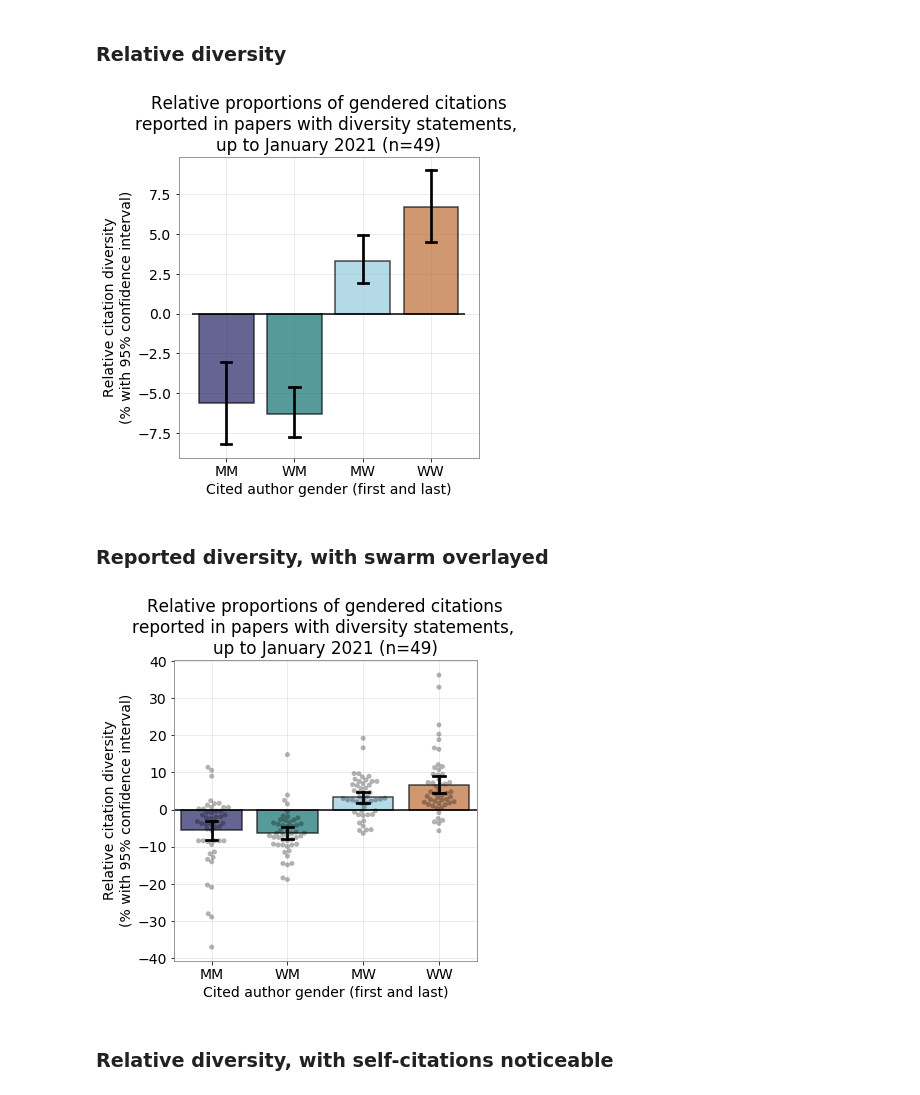
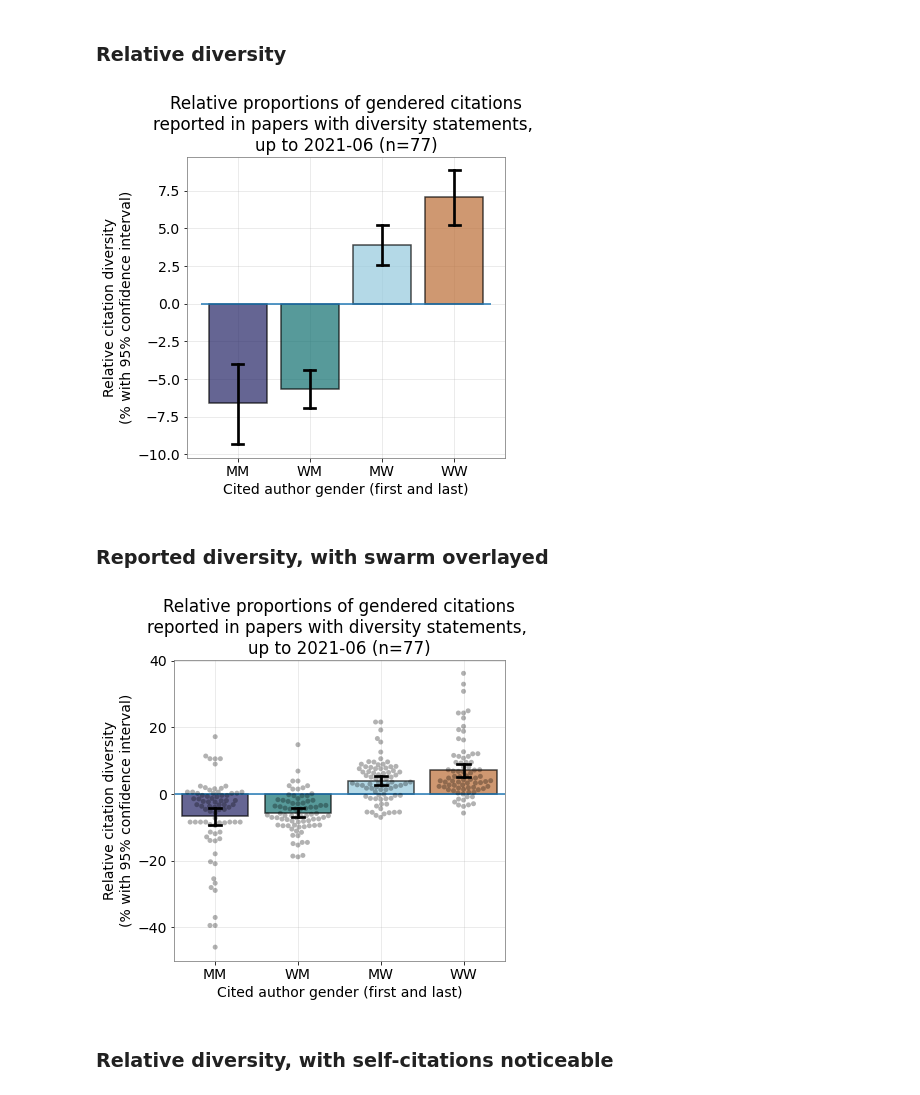
Before and after one commit to koudyk/cleanBibImpact, a Jupyter notebook: src/visualization/visualize_manual_data.ipynb, the cells around one changed output. Drawn from its saved outputs; the diff is of its cells as text; code cells hidden in the pictures.

Commit message:
update code to visualize manual data (closes # 18)

```diff
--- a/src/visualization/visualize_manual_data.ipynb
+++ b/src/visualization/visualize_manual_data.ipynb
@@ -36,0 +33,23 @@ df.head(2)
+# %%
+year = 2021
+month = 6
+datafile0 = "../../data/cleanBibImpact_manual_data__2021_06 - Isil.csv"
+datafile1 = "../../data/cleanBibImpact_manual_data__2021_06 - Lea.csv"
+datafile2 = "../../data/cleanBibImpact_manual_data__2021_01 - new_format.csv"
+
+df0 = pd.read_csv(datafile0, header=3)
+df1 = pd.read_csv(datafile1, header=3)
+df2 = pd.read_csv(datafile2, header=3)
+
+columns = ["title","authors","doi","arxiv","mm","wm","mw","ww","other"]
+df0 = df0[columns]
+df1 = df1[columns]
+df2 = df2[columns]
+
+
+# combine old and new data
+df = df2.append(df1)
+df = df.append(df0)
+df = df.reset_index()
+df[["mm", "wm", "mw", "ww"]] = df[["mm", "wm", "mw", "ww"]].astype(float)
+len(df)
@@ -258,36 +276,36 @@ fig, ax = plt.subplots(figsize=(6, 6))
 # plots
 sns.barplot(
     data=rel_df_with_ds,
     ci=95,
     palette=bar_palette,
     alpha=bar_alpha,
     errcolor="k",
     capsize=0.15,
     edgecolor="k",
 )
 
 # grid
 plt.grid(alpha=0.3)
 ax.hlines(y=0, xmin=-0.5, xmax=3.5)
 ax.set_axisbelow(True)
 
 # labels
 ax.set_ylabel("Relative citation diversity\n(% with 95% confidence interval)")
 # ticks = ["man\nman", "man\nwoman", "woman\nman", "woman\nwoman"]
 ticks = ["MM", "WM", "MW", "WW"]
 ax.set_xticklabels(ticks)
 ax.set_xlabel("Cited author gender (first and last)")
 plt.title(
     "Relative proportions of gendered citations\nreported in papers "
-    + f"with diversity statements, \nup to January 2021 (n=%d)"
-    % n_papers_w_div_statement
+    + f"with diversity statements, \nup to %d-%02d (n=%d)"
+    % (year, month, n_papers_w_div_statement)
 )
 
 # save
 plt.tight_layout()
 plt.savefig("../../reports/figures/relative_diversity.png")
 # %% [output]
-[figure, old version]
+[figure, new version]
 # %% [markdown]
 ### Reported diversity, with swarm overlayed
 # %%
@@ -325,13 +343,13 @@ plt.savefig("../../reports/figures/relative_diversity__with_swarm.png")
 
 plt.title(
     "Relative proportions of gendered citations\nreported in papers "
-    + f"with diversity statements, \nup to January 2021 (n=%d)"
-    % n_papers_w_div_statement
+    + f"with diversity statements, \nup to %d-%02d (n=%d)"
+    % (year, month, n_papers_w_div_statement)
 )
 plt.tight_layout()
 plt.savefig("../../reports/figures/relative_diversity__with_swarm__with_title.png")
 # %% [output]
-[figure, old version]
+[figure, new version]
 # %% [markdown]
 ### Relative diversity, with self-citations noticeable
 # %%
```
Also changed, not shown: parts of 11 cells of this notebook, 2 other files.
